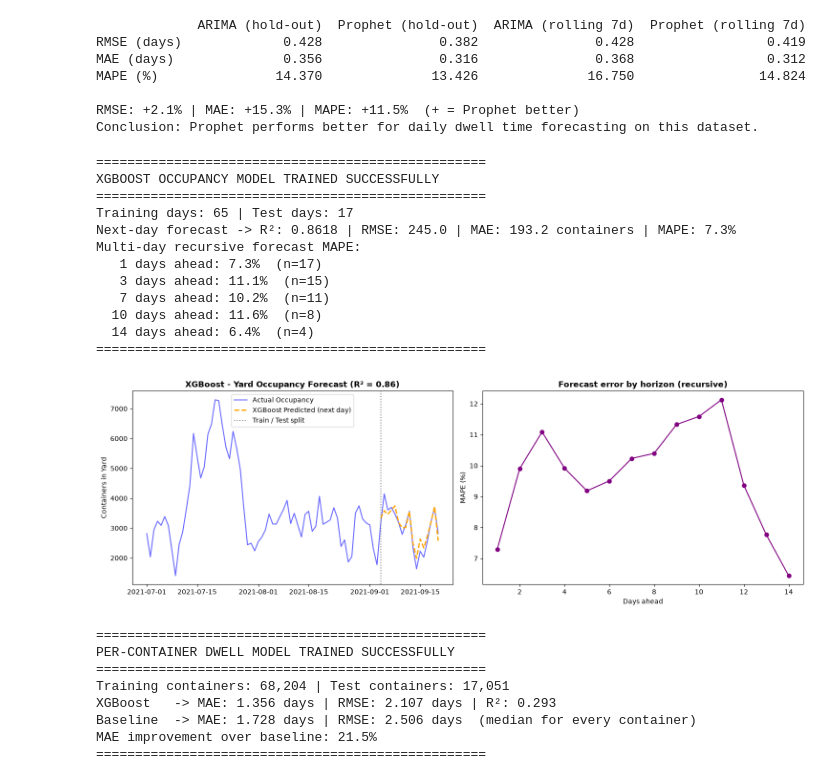
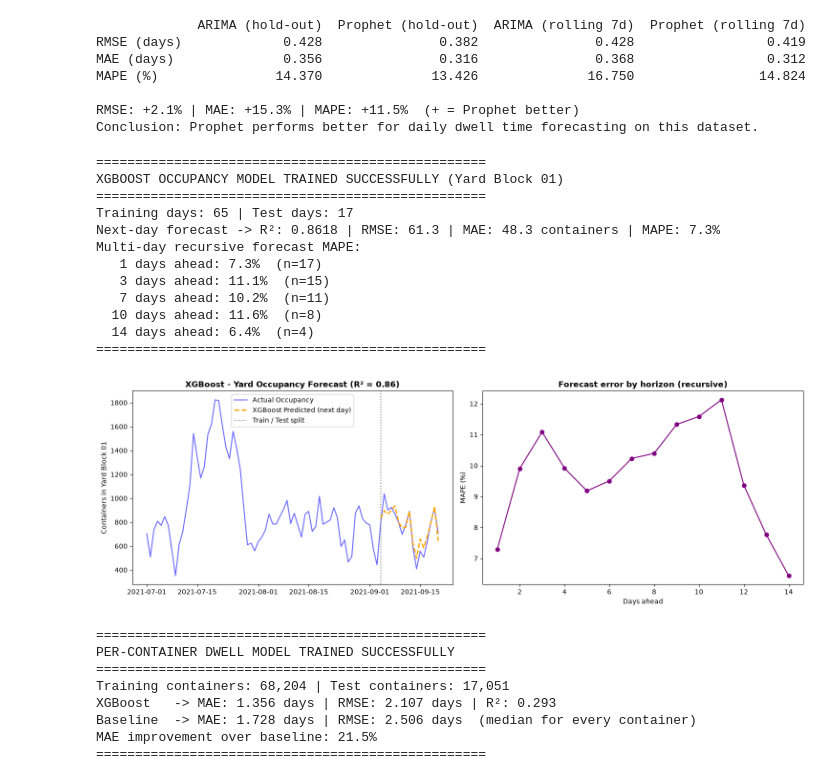
Before and after one commit to IsuJayasinghe/Final-Research, a Jupyter notebook: ml-models/YardAllocation.ipynb, the cells around one changed output. Drawn from its saved outputs; the diff is of its cells as text; code cells hidden in the pictures.

```diff
--- a/ml-models/YardAllocation.ipynb
+++ b/ml-models/YardAllocation.ipynb
@@ -84,6 +84,11 @@ dwell['Date'] = dwell['Discharge_Time'].dt.date
 WINDOW_START = pd.Timestamp('2021-07-01')
 WINDOW_END = pd.Timestamp('2021-09-20')
 
+# Scope of the proposal: ONE yard block (Yard Block 01). The data covers the whole terminal
+# and does not record blocks, so the block is assumed to receive a fixed share of the
+# terminal's containers (a terminal of this size runs several blocks).
+BLOCK_SHARE = 0.25
+
 print("=" * 50)
 print("DWELL TIME CALCULATED SUCCESSFULLY")
 print("=" * 50)
@@ -432,13 +437,15 @@ from sklearn.metrics import r2_score
 # Yard occupancy = number of containers physically in the yard at the end of each day
 # (discharged on or before that day and not yet trucked out). Containers discharged before
 # the modelling window are included, because they still occupy space inside the window.
+# Yard Block 01 holds BLOCK_SHARE of the terminal's containers (Cell 2), so the block's
+# occupancy and arrivals are that share of the terminal totals.
 occ_days = pd.date_range(WINDOW_START - pd.Timedelta(days=20), WINDOW_END, freq='D')
 end_of_day = (occ_days + pd.Timedelta(days=1)).values
 dis_sorted = np.sort(dwell['Discharge_Time'].values)
 out_sorted = np.sort(dwell['TruckOut_Time'].values)
 occupancy_history = pd.DataFrame({
-    'Occupancy': np.searchsorted(dis_sorted, end_of_day, side='left') - np.searchsorted(out_sorted, end_of_day, side='left'),
-    'Arrivals': dwell.groupby(pd.to_datetime(dwell['Date'])).size().reindex(occ_days, fill_value=0).values,
+    'Occupancy': (np.searchsorted(dis_sorted, end_of_day, side='left') - np.searchsorted(out_sorted, end_of_day, side='left')) * BLOCK_SHARE,
+    'Arrivals': dwell.groupby(pd.to_datetime(dwell['Date'])).size().reindex(occ_days, fill_value=0).values * BLOCK_SHARE,
 }, index=occ_days)
 
 # Features: recent occupancy + incoming container volumes. In the integrated system the
@@ -498,7 +505,7 @@ for origin in range(split3, len(occ_data)):
 horizon_mape = {h: float(np.mean(v)) for h, v in horizon_errors.items()}
 
 print("=" * 50)
-print("XGBOOST OCCUPANCY MODEL TRAINED SUCCESSFULLY")
+print("XGBOOST OCCUPANCY MODEL TRAINED SUCCESSFULLY (Yard Block 01)")
 print("=" * 50)
 print(f"Training days: {len(X_train)} | Test days: {len(X_test)}")
 print(f"Next-day forecast -> R²: {xgb_r2:.4f} | RMSE: {xgb_rmse:.1f} | MAE: {xgb_mae:.1f} containers | MAPE: {xgb_mape:.1f}%")
@@ -507,37 +514,37 @@ for h in [1, 3, 7, 10, 14]:
     if h in horizon_mape:
         print(f"  {h:>2} days ahead: {horizon_mape[h]:.1f}%  (n={len(horizon_errors[h])})")
 print("=" * 50)
 
 # Plot
 fig, axes = plt.subplots(1, 2, figsize=(15, 5))
 axes[0].plot(occ_data.index, occ_data['Occupancy'], label='Actual Occupancy', color='blue', linewidth=1.5, alpha=0.6)
 axes[0].plot(y_test.index, xgb_pred, label='XGBoost Predicted (next day)', color='orange', linestyle='--', linewidth=2)
 axes[0].axvline(y_test.index[0], color='gray', linestyle=':', label='Train / Test split')
 axes[0].set_title(f'XGBoost - Yard Occupancy Forecast (R² = {xgb_r2:.2f})', fontsize=12, fontweight='bold')
-axes[0].set_ylabel('Containers in Yard')
+axes[0].set_ylabel('Containers in Yard Block 01')
 axes[0].legend()
 hs = sorted(horizon_mape)
 axes[1].plot(hs, [horizon_mape[h] for h in hs], 'o-', color='purple')
 axes[1].set_title('Forecast error by horizon (recursive)', fontsize=12, fontweight='bold')
 axes[1].set_xlabel('Days ahead')
 axes[1].set_ylabel('MAPE (%)')
 plt.tight_layout()
 plt.savefig('xgboost_results.png', dpi=150, bbox_inches='tight')
 plt.show()
 # %% [output]
 ==================================================
-XGBOOST OCCUPANCY MODEL TRAINED SUCCESSFULLY
+XGBOOST OCCUPANCY MODEL TRAINED SUCCESSFULLY (Yard Block 01)
 ==================================================
 Training days: 65 | Test days: 17
-Next-day forecast -> R²: 0.8618 | RMSE: 245.0 | MAE: 193.2 containers | MAPE: 7.3%
+Next-day forecast -> R²: 0.8618 | RMSE: 61.3 | MAE: 48.3 containers | MAPE: 7.3%
 Multi-day recursive forecast MAPE:
    1 days ahead: 7.3%  (n=17)
    3 days ahead: 11.1%  (n=15)
    7 days ahead: 10.2%  (n=11)
   10 days ahead: 11.6%  (n=8)
   14 days ahead: 6.4%  (n=4)
 ==================================================
-[figure, old version]
+[figure, new version]
 # %%
 # ============================================
 # CELL 7B: Per-Container Dwell Time Model (XGBoost)
```
Also changed, not shown: parts of 5 cells of this notebook, 13 other files.
